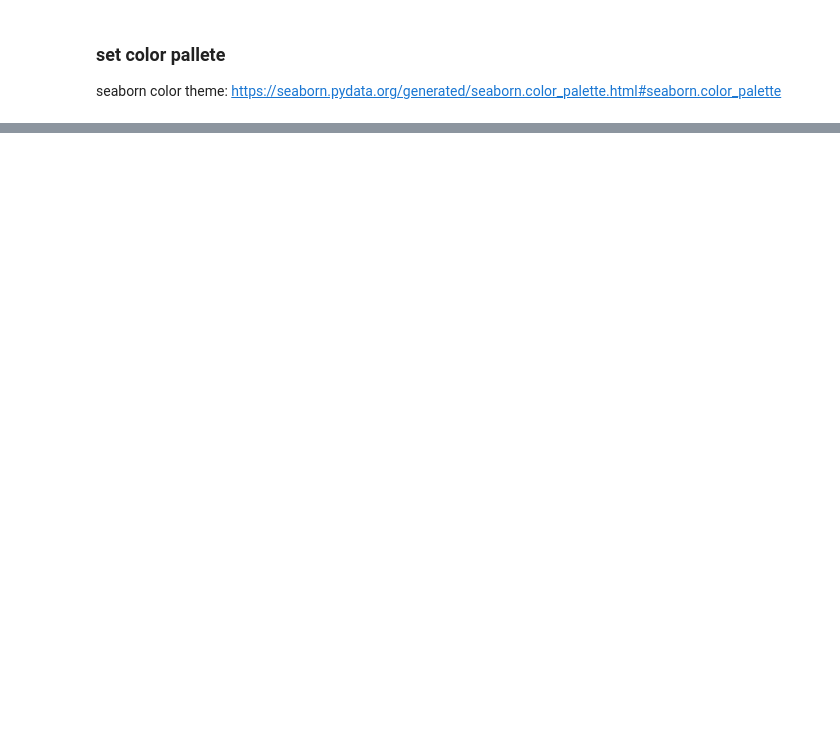
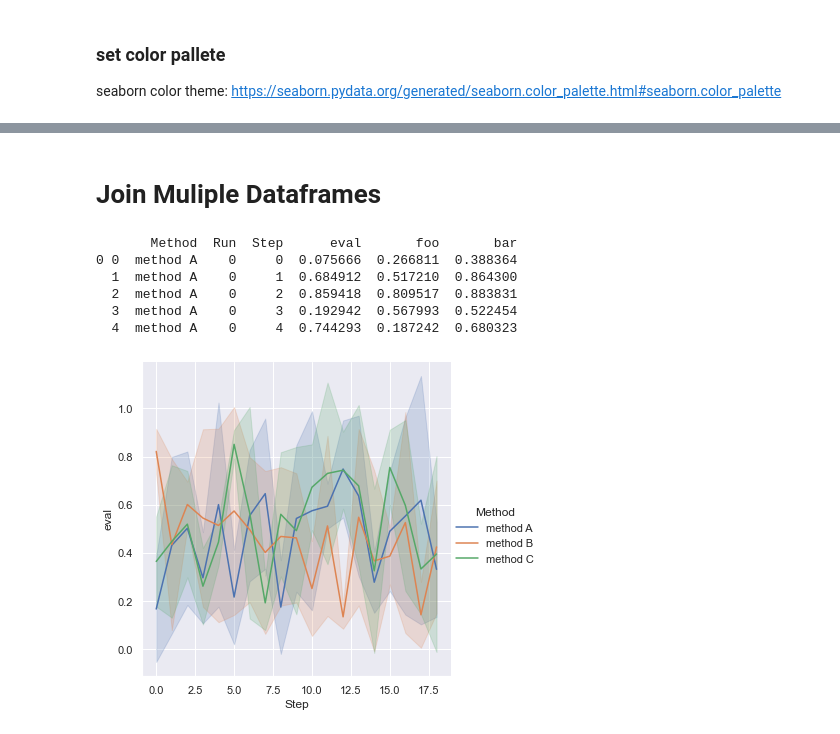
Before and after one commit to ugo-nama-kun/array_to_df, a Jupyter notebook: notebook/seaborn_exaples.ipynb, the cells around one changed output, grey strips where cells are left out. Cells and saved outputs as stored; diff of their text form; code cells hidden in the pictures; blank space fills up the shorter version.

Commit message:
add data treatment tips

```diff
--- a/notebook/seaborn_exaples.ipynb
+++ b/notebook/seaborn_exaples.ipynb
@@ -422,0 +423,54 @@ sns.catplot(x="label", y="y", kind="point", hue="experiment", data=df)
+# %% [markdown]
+# Join Muliple Dataframes
+# %%
+sns.set()
+
+n_traj = 3
+
+df0 = []
+df1 = []
+df2 = []
+for i in range(n_traj):
+    tmp = pd.read_csv(f"../data/foodata{i}.csv")
+    tmp.insert(loc=0, column="Step", value=range(tmp.shape[0]))
+    tmp.insert(loc=0, column="Run", value=i)
+    df0.append(tmp)
+
+    tmp = pd.read_csv(f"../data/foodata{i+n_traj}.csv")
+    tmp.insert(loc=0, column="Step", value=range(tmp.shape[0]))
+    tmp.insert(loc=0, column="Run", value=i)
+    df1.append(tmp)
+
+    tmp = pd.read_csv(f"../data/foodata{i+2*n_traj}.csv")
+    tmp.insert(loc=0, column="Step", value=range(tmp.shape[0]))
+    tmp.insert(loc=0, column="Run", value=i)
+    df2.append(tmp)
+
+df0 = pd.concat(df0, keys=range(n_traj))
+df0.insert(loc=0, column="Method", value="method A")
+
+df1 = pd.concat(df1, keys=range(n_traj))
+df1.insert(loc=0, column="Method", value="method B")
+
+df2 = pd.concat(df2, keys=range(n_traj))
+df2.insert(loc=0, column="Method", value="method C")
+
+df = pd.concat([df0, df1, df2])
+
+print(df.head())
+# %% [output]
+       Method  Run  Step      eval       foo       bar
+0 0  method A    0     0  0.075666  0.266811  0.388364
+  1  method A    0     1  0.684912  0.517210  0.864300
+  2  method A    0     2  0.859418  0.809517  0.883831
+  3  method A    0     3  0.192942  0.567993  0.522454
+  4  method A    0     4  0.744293  0.187242  0.680323
+# %%
+g = sns.relplot(x="Step",
+            y="eval",
+            kind="line",
+            hue="Method",
+            ci="sd",
+            data=df);
+# %% [output]
+[figure, added]
```
Also changed, not shown: parts of 28 cells of this notebook, 10 other files.
